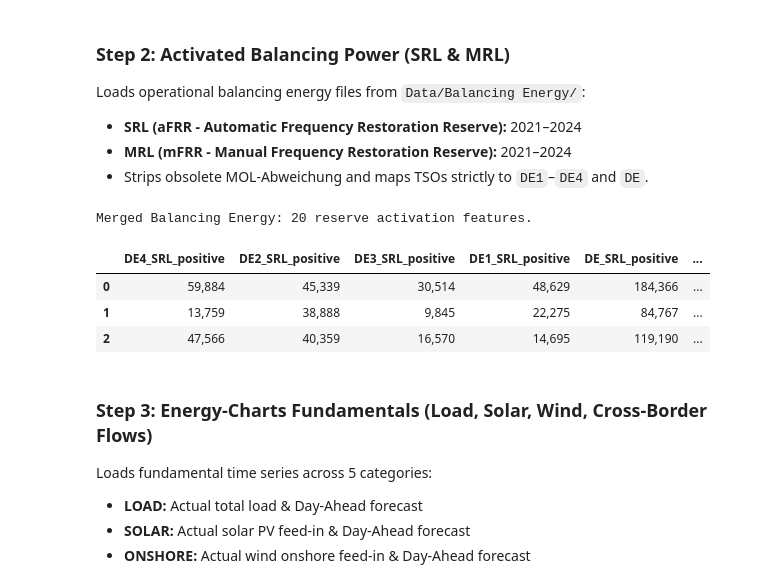
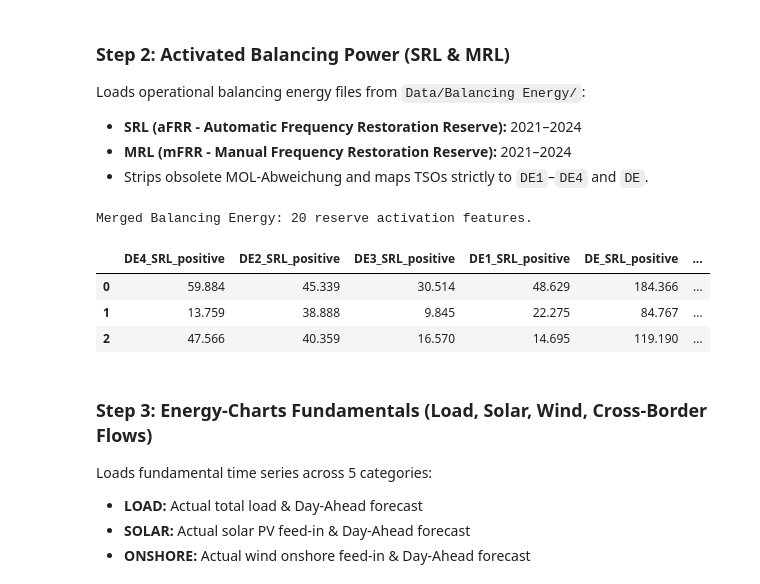
Before and after one commit to Mathis480/Delivery-Area-EPF, a Jupyter notebook: create_master_dataset.ipynb, the cells around one changed output. Cells and saved outputs as stored; diff of their text form; code cells hidden in the pictures.

Commit message:
geändert:       Models/maml_nn.py 	geändert:       create_master_dataset.ipynb

```diff
--- a/create_master_dataset.ipynb
+++ b/create_master_dataset.ipynb
@@ -85,41 +85,51 @@ for res_type in ["SRL", "MRL"]:
     files = sorted(glob.glob(os.path.join(be_dir, res_type, "*.csv")))
     type_dfs = []
     for file_path in files:
-        df = pd.read_csv(file_path, sep=";", decimal=".")
+        df = pd.read_csv(file_path, sep=";", decimal=",", na_values=["N.A.", "n.a.", "-", ""])
         dt_str = df["Datum"].astype(str).str.replace(".", "-", regex=False) + " " + df["von"].astype(str)
         df["Date"] = pd.to_datetime(dt_str, format="%d-%m-%Y %H:%M", utc=True)
 
         drop_cols = [c for c in ["Datum", "Zeitzone", "von", "bis", "Einheit", "MOL-Abweichung"] if c in df.columns]
         df = df.drop(columns=drop_cols)
 
         rename_map = {}
         for col in df.columns:
             if col == "Date":
                 continue
+            df[col] = pd.to_numeric(df[col], errors="coerce")
             is_pos = "(Positiv)" in col
             sign = "positive" if is_pos else "negative"
             area_raw = col.replace(" (Positiv)", "").replace(" (Negativ)", "").strip()
             zone = TSO_TO_DELIVERY_AREA.get(area_raw, area_raw)
             rename_map[col] = f"{zone}_{res_type}_{sign}"
         df = df.rename(columns=rename_map)
         type_dfs.append(df)
 
     combined_type = pd.concat(type_dfs, ignore_index=True).sort_values("Date").drop_duplicates(subset=["Date"])
     res_dfs.append(combined_type)
 
 be_df = res_dfs[0]
 for other in res_dfs[1:]:
     be_df = be_df.merge(other, on="Date", how="outer")
 
+# Impute unactivated/missing reserve periods strictly with 0.0 MW
+for c in be_df.columns:
+    if c != "Date":
+        be_df[c] = be_df[c].fillna(0.0)
+
 master_df = master_df.merge(be_df, on="Date", how="left")
+for c in be_df.columns:
+    if c != "Date" and c in master_df.columns:
+        master_df[c] = master_df[c].fillna(0.0)
+
 print(f"Merged Balancing Energy: {len(be_df.columns) - 1} reserve activation features.")
 master_df.filter(regex=r"SRL|MRL").head(3)
 # %% [output]
 Merged Balancing Energy: 20 reserve activation features.
 |  | DE4_SRL_positive | DE2_SRL_positive | DE3_SRL_positive | DE1_SRL_positive | DE_SRL_positive | ... |
-| 0 | 59,884 | 45,339 | 30,514 | 48,629 | 184,366 | ... |
-| 1 | 13,759 | 38,888 | 9,845 | 22,275 | 84,767 | ... |
-| 2 | 47,566 | 40,359 | 16,570 | 14,695 | 119,190 | ... |
+| 0 | 59.884 | 45.339 | 30.514 | 48.629 | 184.366 | ... |
+| 1 | 13.759 | 38.888 | 9.845 | 22.275 | 84.767 | ... |
+| 2 | 47.566 | 40.359 | 16.570 | 14.695 | 119.190 | ... |
 # %% [markdown]
 ### Step 3: Energy-Charts Fundamentals (Load, Solar, Wind, Cross-Border Flows)
 Loads fundamental time series across 5 categories:
```
Also changed, not shown: parts of 6 cells of this notebook, 1 other file.
